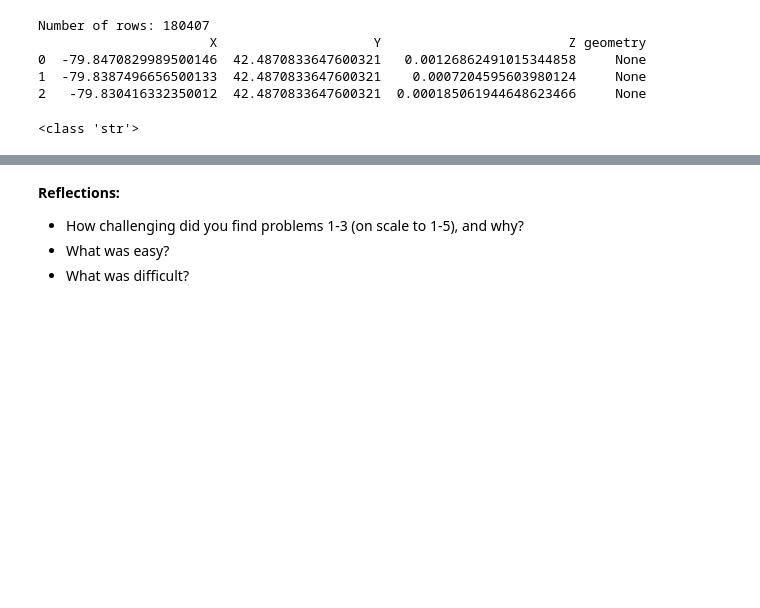
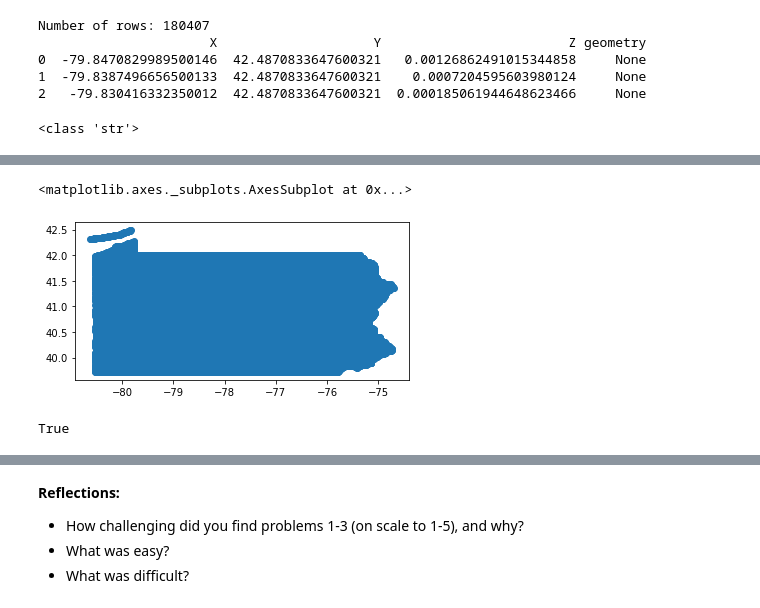
Before and after one commit to arr678/Hels2-Exercises, a Jupyter notebook: Exer3/Exercise-3-Problem-1-3.ipynb, the cells around one changed output, grey strips where cells are left out. Drawn from its saved outputs; the diff is of its cells as text; code cells hidden in the pictures; blank space fills up the shorter version.

Commit message:
points

```diff
--- a/Exer3/Exercise-3-Problem-1-3.ipynb
+++ b/Exer3/Exercise-3-Problem-1-3.ipynb
@@ -375,3 +370,6 @@ from shapely.geometry import Point, LineString, Polygon
 print(type(pop.at[0,'X']))
 # %% [output]
 <class 'str'>
+# %%
+gdf = gpd.GeoDataFrame(
+    pop, geometry=gpd.points_from_xy(pop.X, pop.Y))
@@ -377,0 +392,5 @@ print(type(pop.at[0,'X']))
+# %%
+gdf.plot()
+# %% [output]
+<matplotlib.axes._subplots.AxesSubplot at 0x...>
+[figure, added]
@@ -377,0 +402,4 @@ print(type(pop.at[0,'X']))
+# %%
+gdf.crs == geodata.crs
+# %% [output]
+True
```
Also changed, not shown: parts of 9 cells of this notebook, 1 other file.
